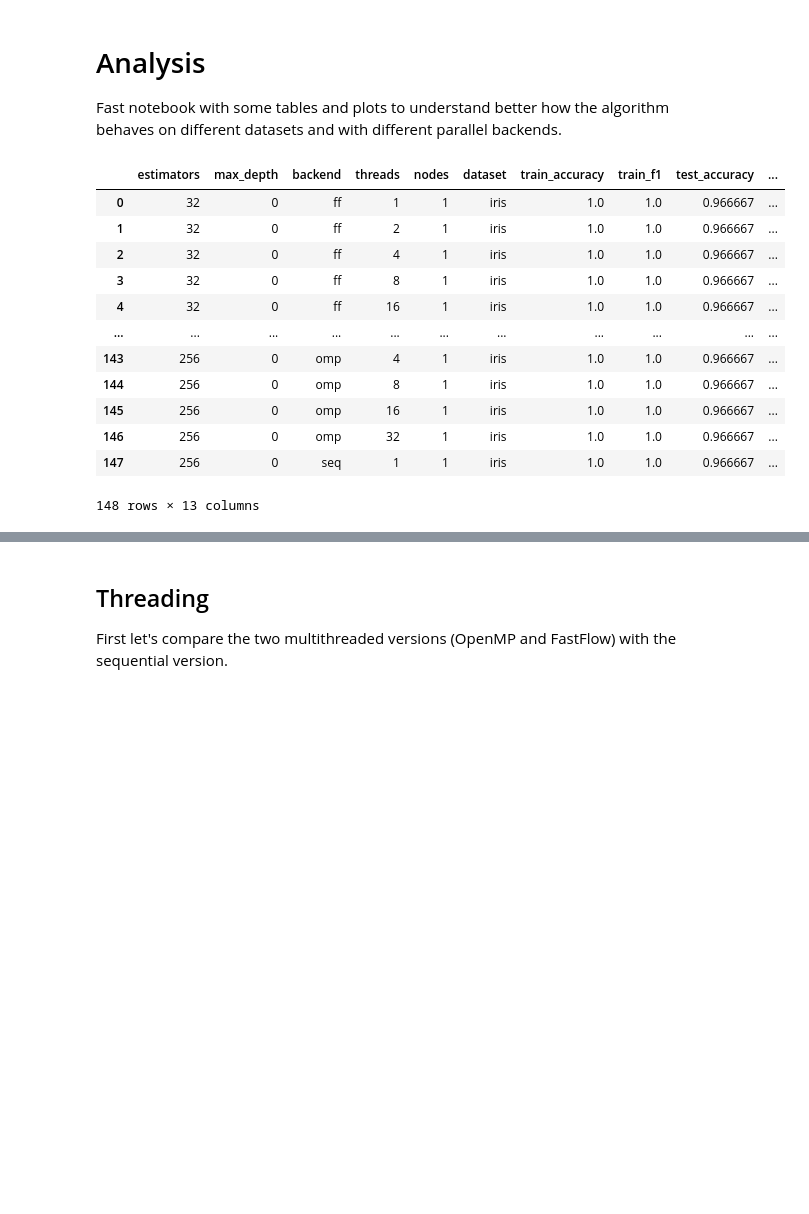
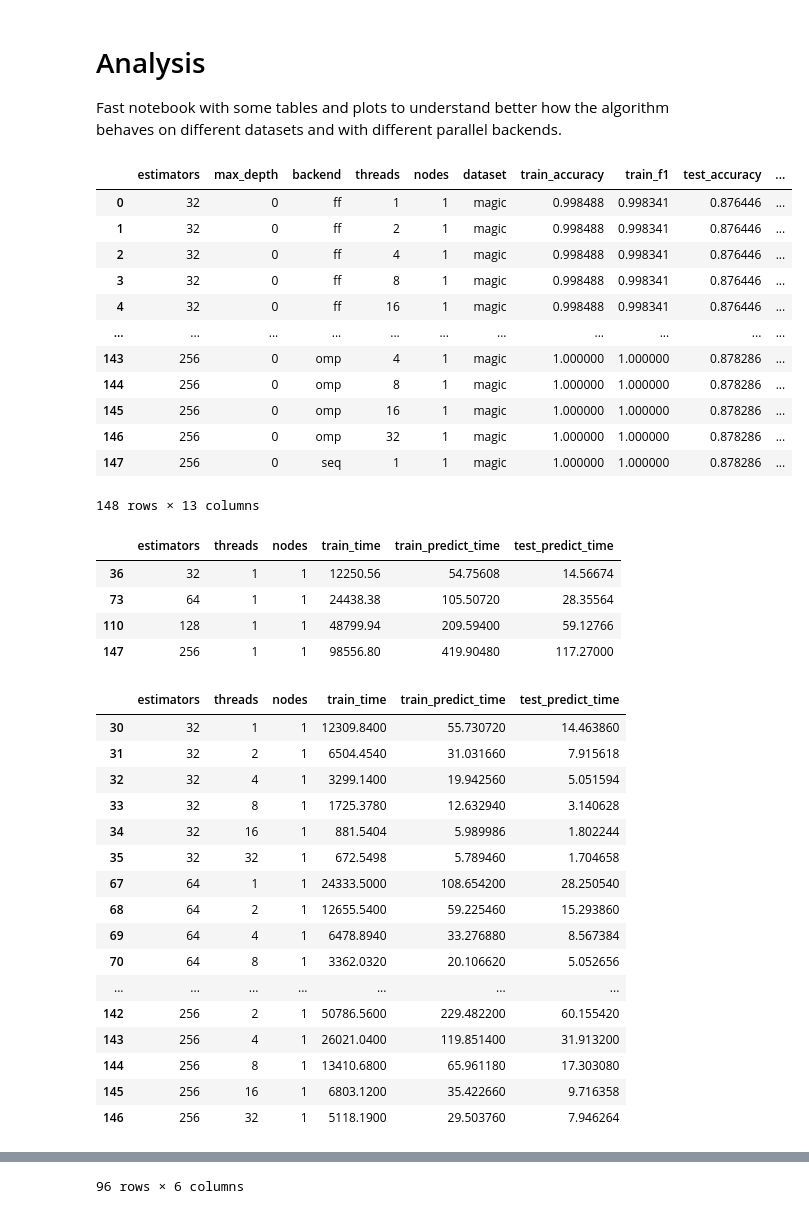
Before and after one commit to FedericoBustaffa/random_forest, a Jupyter notebook: notebooks/analysis.ipynb, the cells around one changed output, grey strips where cells are left out. Cells and saved outputs as stored; diff of their text form; code cells hidden in the pictures; blank space fills up the shorter version.

```diff
--- a/notebooks/analysis.ipynb
+++ b/notebooks/analysis.ipynb
@@ -6,19 +6,58 @@ behaves on different datasets and with different parallel backends.
 # %%
 import pandas as pd
 
-df = pd.read_csv("../results/cluster_iris.csv")
-df
+df = pd.read_csv("../results/cluster_magic_3.csv")
+display(df)
+
+
+fields = [
+    "estimators",
+    "threads",
+    "nodes",
+    "train_time",
+    "train_predict_time",
+    "test_predict_time",
+]
+
+seq = df[df["backend"] == "seq"][fields]
+omp = df[df["backend"] == "omp"][fields]
+ff = df[df["backend"] == "ff"][fields]
+mpi = df[df["backend"] == "mpi"][fields]
+
+display(seq, omp, ff, mpi)
 # %% [output]
 |  | estimators | max_depth | backend | threads | nodes | dataset | train_accuracy | train_f1 | test_accuracy | ... |
-| 0 | 32 | 0 | ff | 1 | 1 | iris | 1.0 | 1.0 | 0.966667 | ... |
-| 1 | 32 | 0 | ff | 2 | 1 | iris | 1.0 | 1.0 | 0.966667 | ... |
-| 2 | 32 | 0 | ff | 4 | 1 | iris | 1.0 | 1.0 | 0.966667 | ... |
-| 3 | 32 | 0 | ff | 8 | 1 | iris | 1.0 | 1.0 | 0.966667 | ... |
-| 4 | 32 | 0 | ff | 16 | 1 | iris | 1.0 | 1.0 | 0.966667 | ... |
+| 0 | 32 | 0 | ff | 1 | 1 | magic | 0.998488 | 0.998341 | 0.876446 | ... |
+| 1 | 32 | 0 | ff | 2 | 1 | magic | 0.998488 | 0.998341 | 0.876446 | ... |
+| 2 | 32 | 0 | ff | 4 | 1 | magic | 0.998488 | 0.998341 | 0.876446 | ... |
+| 3 | 32 | 0 | ff | 8 | 1 | magic | 0.998488 | 0.998341 | 0.876446 | ... |
+| 4 | 32 | 0 | ff | 16 | 1 | magic | 0.998488 | 0.998341 | 0.876446 | ... |
 | ... | ... | ... | ... | ... | ... | ... | ... | ... | ... | ... |
-| 143 | 256 | 0 | omp | 4 | 1 | iris | 1.0 | 1.0 | 0.966667 | ... |
-| 144 | 256 | 0 | omp | 8 | 1 | iris | 1.0 | 1.0 | 0.966667 | ... |
-| 145 | 256 | 0 | omp | 16 | 1 | iris | 1.0 | 1.0 | 0.966667 | ... |
-| 146 | 256 | 0 | omp | 32 | 1 | iris | 1.0 | 1.0 | 0.966667 | ... |
-| 147 | 256 | 0 | seq | 1 | 1 | iris | 1.0 | 1.0 | 0.966667 | ... |
+| 143 | 256 | 0 | omp | 4 | 1 | magic | 1.000000 | 1.000000 | 0.878286 | ... |
+| 144 | 256 | 0 | omp | 8 | 1 | magic | 1.000000 | 1.000000 | 0.878286 | ... |
+| 145 | 256 | 0 | omp | 16 | 1 | magic | 1.000000 | 1.000000 | 0.878286 | ... |
+| 146 | 256 | 0 | omp | 32 | 1 | magic | 1.000000 | 1.000000 | 0.878286 | ... |
+| 147 | 256 | 0 | seq | 1 | 1 | magic | 1.000000 | 1.000000 | 0.878286 | ... |
 148 rows × 13 columns
+|  | estimators | threads | nodes | train_time | train_predict_time | test_predict_time |
+| 36 | 32 | 1 | 1 | 12250.56 | 54.75608 | 14.56674 |
+| 73 | 64 | 1 | 1 | 24438.38 | 105.50720 | 28.35564 |
+| 110 | 128 | 1 | 1 | 48799.94 | 209.59400 | 59.12766 |
+| 147 | 256 | 1 | 1 | 98556.80 | 419.90480 | 117.27000 |
+|  | estimators | threads | nodes | train_time | train_predict_time | test_predict_time |
+| 30 | 32 | 1 | 1 | 12309.8400 | 55.730720 | 14.463860 |
+| 31 | 32 | 2 | 1 | 6504.4540 | 31.031660 | 7.915618 |
+| 32 | 32 | 4 | 1 | 3299.1400 | 19.942560 | 5.051594 |
+| 33 | 32 | 8 | 1 | 1725.3780 | 12.632940 | 3.140628 |
+| 34 | 32 | 16 | 1 | 881.5404 | 5.989986 | 1.802244 |
+| 35 | 32 | 32 | 1 | 672.5498 | 5.789460 | 1.704658 |
+| 67 | 64 | 1 | 1 | 24333.5000 | 108.654200 | 28.250540 |
+| 68 | 64 | 2 | 1 | 12655.5400 | 59.225460 | 15.293860 |
+| 69 | 64 | 4 | 1 | 6478.8940 | 33.276880 | 8.567384 |
+| 70 | 64 | 8 | 1 | 3362.0320 | 20.106620 | 5.052656 |
+| ... | ... | ... | ... | ... | ... | ... |
+| 142 | 256 | 2 | 1 | 50786.5600 | 229.482200 | 60.155420 |
+| 143 | 256 | 4 | 1 | 26021.0400 | 119.851400 | 31.913200 |
+| 144 | 256 | 8 | 1 | 13410.6800 | 65.961180 | 17.303080 |
+| 145 | 256 | 16 | 1 | 6803.1200 | 35.422660 | 9.716358 |
+| 146 | 256 | 32 | 1 | 5118.1900 | 29.503760 | 7.946264 |
@@ -25,5 +93 @@ df
+96 rows × 6 columns
-# %% [markdown]
-## Threading
-
-First let's compare the two multithreaded versions (OpenMP and FastFlow) with
-the sequential version.
```
Also changed, not shown: parts of 7 cells of this notebook.
